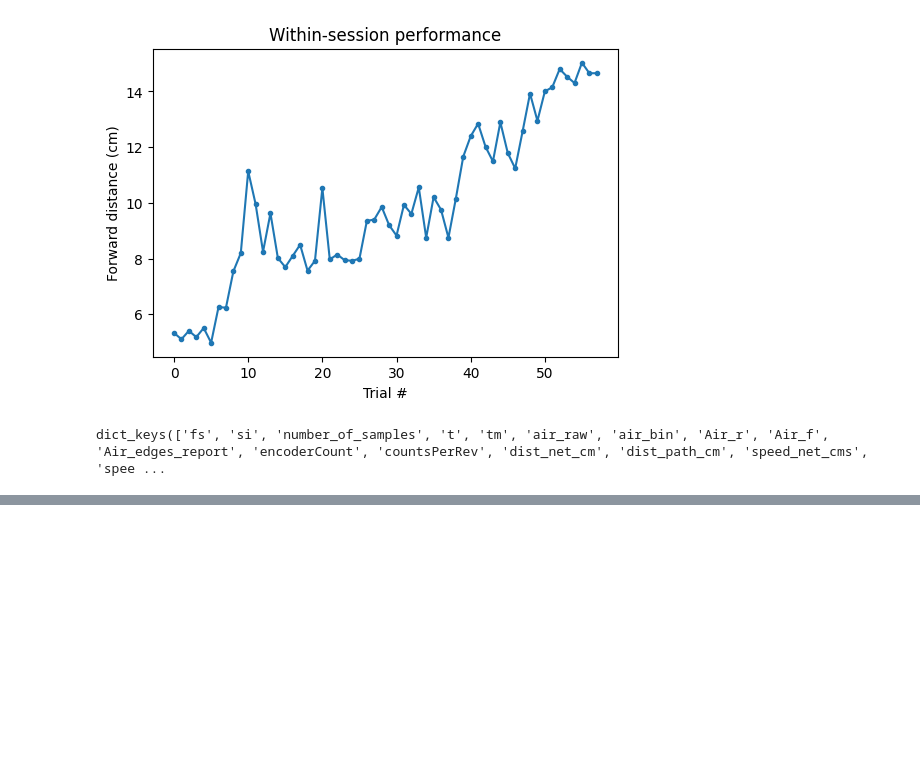
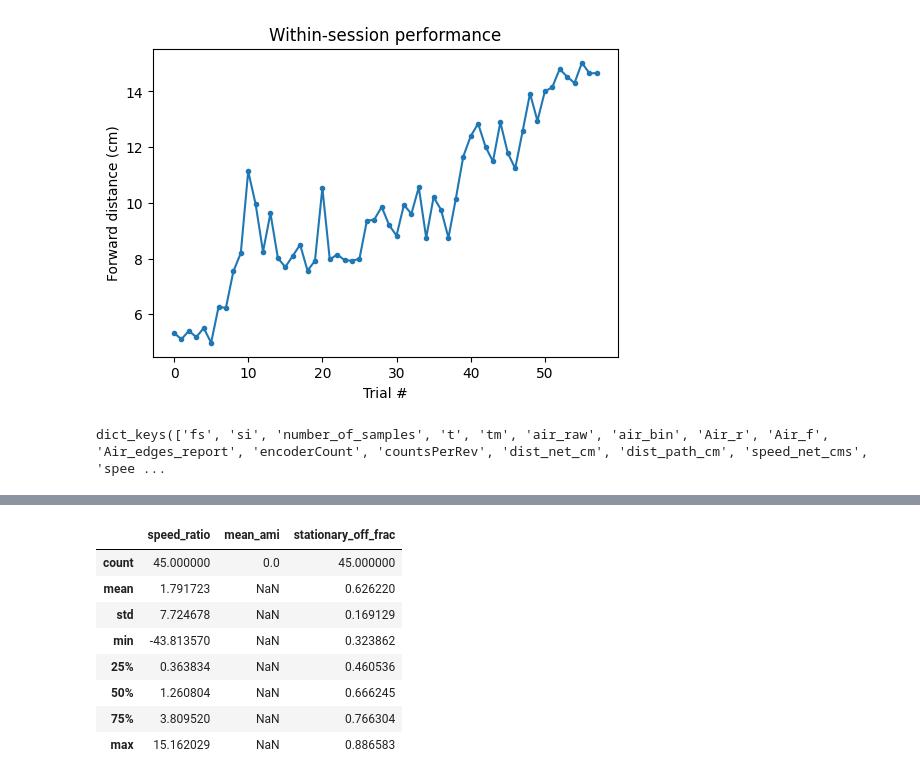
Before and after one commit to neuromomentumlab/Classical_Conditioning_Air_Wheel, a Jupyter notebook: Python/notebooks/ami.ipynb, the cells around one changed output, grey strips where cells are left out. Saved outputs shown, nothing was run; the diff lists cells and outputs as text; code cells hidden in the pictures; blank space fills up the shorter version.

```diff
--- a/Python/notebooks/ami.ipynb
+++ b/Python/notebooks/ami.ipynb
@@ -87,0 +172,16 @@ trial_df.head()
+# %%
+session_df[[
+    "speed_ratio",
+    "mean_ami",
+    "stationary_off_frac"
+]].describe()
+# %% [output]
+|  | speed_ratio | mean_ami | stationary_off_frac |
+| count | 45.000000 | 0.0 | 45.000000 |
+| mean | 1.791723 | NaN | 0.626220 |
+| std | 7.724678 | NaN | 0.169129 |
+| min | -43.813570 | NaN | 0.323862 |
+| 25% | 0.363834 | NaN | 0.460536 |
+| 50% | 1.260804 | NaN | 0.666245 |
+| 75% | 3.809520 | NaN | 0.766304 |
+| max | 15.162029 | NaN | 0.886583 |
```
Also changed, not shown: parts of 9 cells of this notebook, 2 other files.
